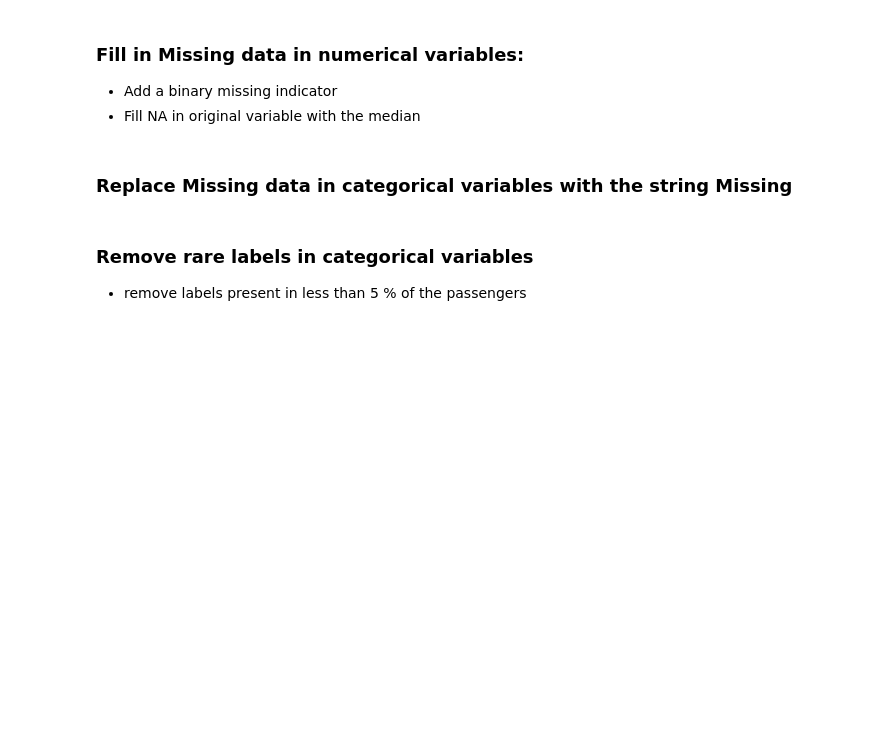
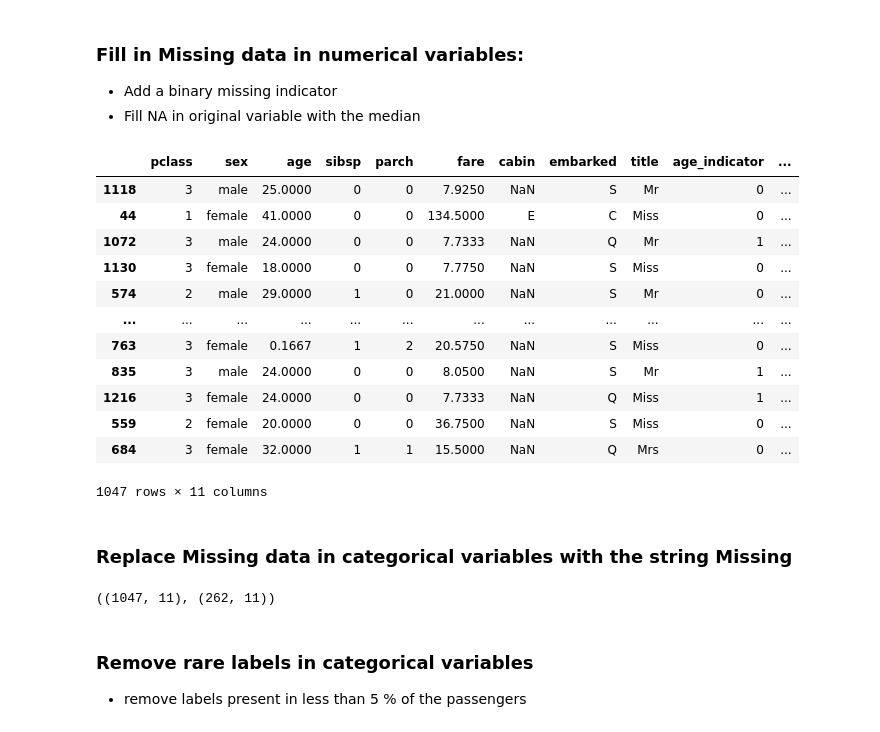
Before and after one commit to msaad1311/MLOps, a Jupyter notebook: Assignments/Assignment_1/Predicting-Survival-Titanic-Assignement.ipynb, the cells around one changed output. Saved outputs shown, nothing was run; the diff lists cells and outputs as text; code cells hidden in the pictures; blank space fills up the shorter version.

```diff
--- a/Assignments/Assignment_1/Predicting-Survival-Titanic-Assignement.ipynb
+++ b/Assignments/Assignment_1/Predicting-Survival-Titanic-Assignement.ipynb
@@ -214,18 +213,38 @@ X_test['cabin'] = X_test['cabin'].str.extract(r'([a-zA-Z]+)')
 - Add a binary missing indicator
 - Fill NA in original variable with the median
 # %%
-for num in vars_num:
+for num in ['age','fare']:
     mode_val = X_train[num].mode()[0]
     X_train[num+'_indicator'] = X_train[[num]].isnull().astype(int)
     X_test[num+'_indicator'] = X_test[num].isnull().astype(int)
-    X_train[num].fillna(mode_val)
-    X_test[num].fillna(mode_val)
+    X_train[num].fillna(mode_val,inplace=True)
+    X_test[num].fillna(mode_val,inplace=True)
+# %%
+X_train
+# %% [output]
+|  | pclass | sex | age | sibsp | parch | fare | cabin | embarked | title | age_indicator | ... |
+| 1118 | 3 | male | 25.0000 | 0 | 0 | 7.9250 | NaN | S | Mr | 0 | ... |
+| 44 | 1 | female | 41.0000 | 0 | 0 | 134.5000 | E | C | Miss | 0 | ... |
+| 1072 | 3 | male | 24.0000 | 0 | 0 | 7.7333 | NaN | Q | Mr | 1 | ... |
+| 1130 | 3 | female | 18.0000 | 0 | 0 | 7.7750 | NaN | S | Miss | 0 | ... |
+| 574 | 2 | male | 29.0000 | 1 | 0 | 21.0000 | NaN | S | Mr | 0 | ... |
+| ... | ... | ... | ... | ... | ... | ... | ... | ... | ... | ... | ... |
+| 763 | 3 | female | 0.1667 | 1 | 2 | 20.5750 | NaN | S | Miss | 0 | ... |
+| 835 | 3 | male | 24.0000 | 0 | 0 | 8.0500 | NaN | S | Mr | 1 | ... |
+| 1216 | 3 | female | 24.0000 | 0 | 0 | 7.7333 | NaN | Q | Miss | 1 | ... |
+| 559 | 2 | female | 20.0000 | 0 | 0 | 36.7500 | NaN | S | Miss | 0 | ... |
+| 684 | 3 | female | 32.0000 | 1 | 1 | 15.5000 | NaN | Q | Mrs | 0 | ... |
+1047 rows × 11 columns
 # %% [markdown]
 ### Replace Missing data in categorical variables with the string **Missing**
 # %%
 for cat in vars_cat:
     X_train[cat].fillna('Missing')
     X_test[cat].fillna('Missing')
+# %%
+X_train.shape,X_test.shape
+# %% [output]
+((1047, 11), (262, 11))
 # %% [markdown]
 ### Remove rare labels in categorical variables
 
```
Also changed, not shown: parts of 16 cells of this notebook.
